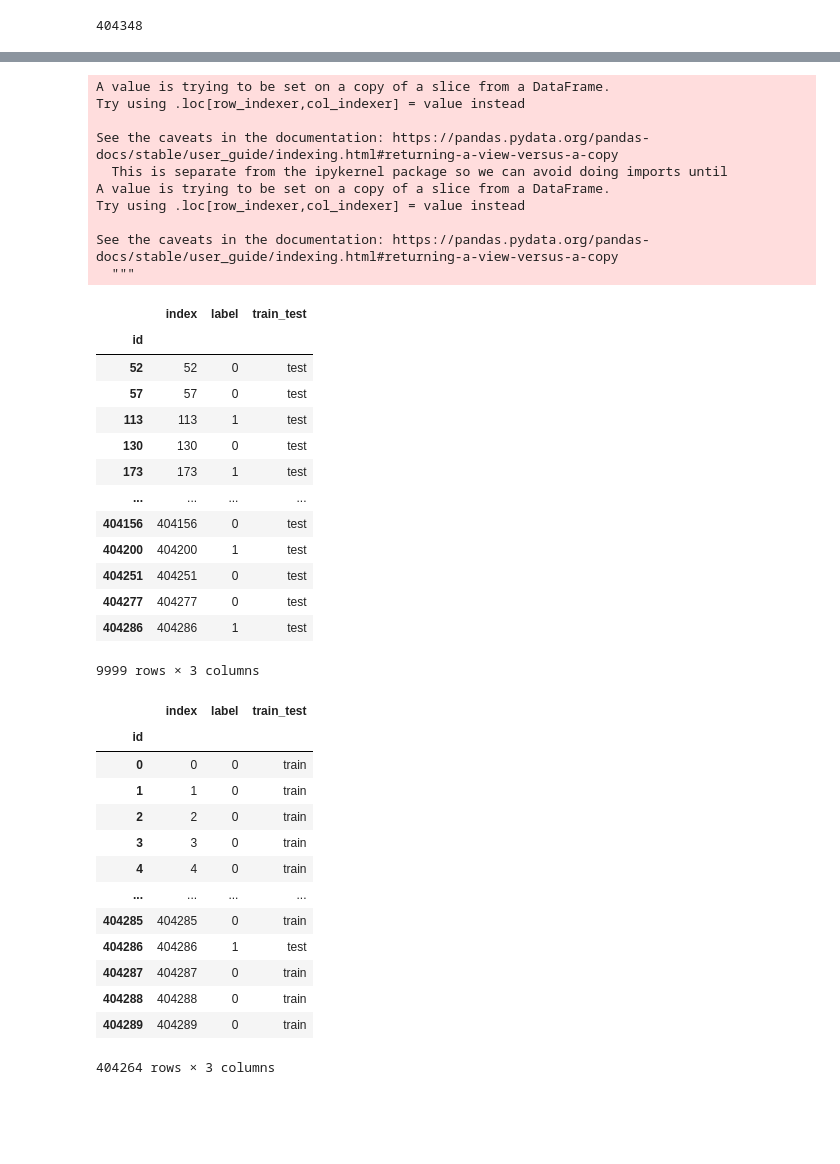
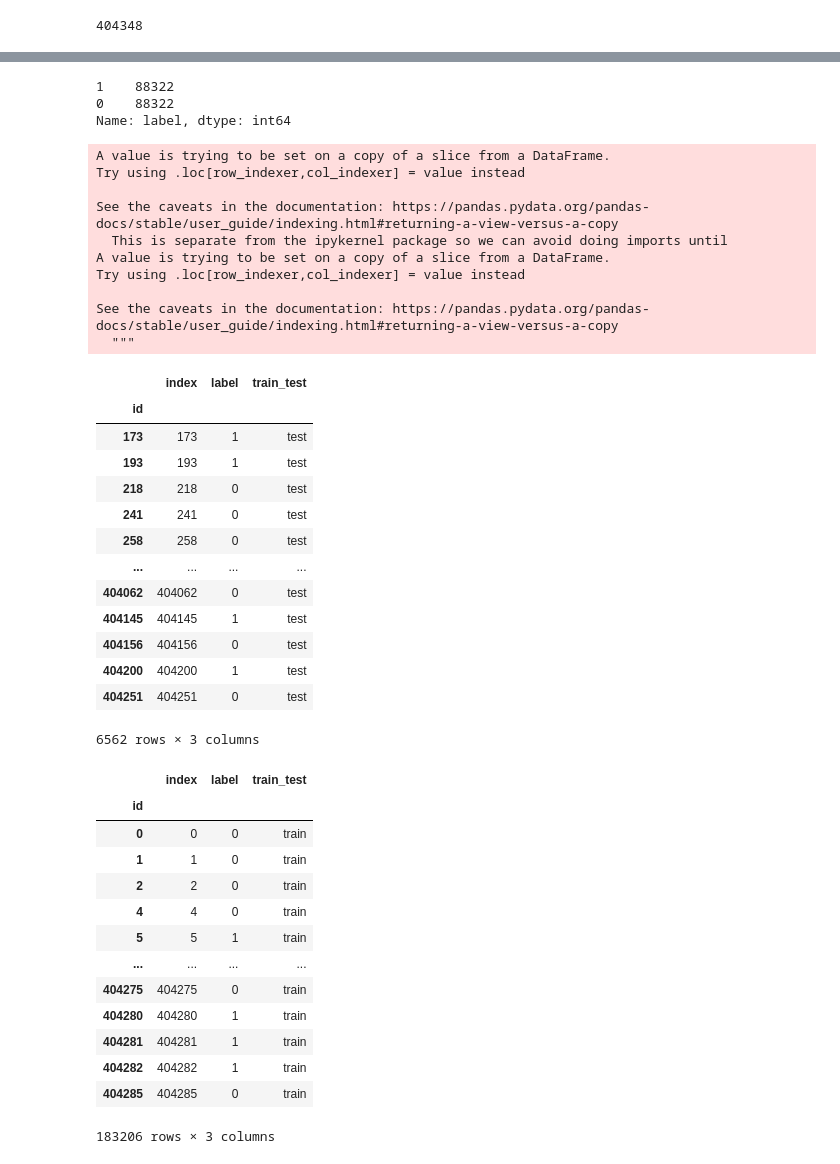
Before and after one commit to danielgarel/NLP_project, a Jupyter notebook: Data_import.ipynb, the cells around one changed output, grey strips where cells are left out. Drawn from its saved outputs; the diff is of its cells as text; code cells hidden in the pictures; blank space fills up the shorter version.

```diff
--- a/Data_import.ipynb
+++ b/Data_import.ipynb
@@ -58,0 +94,5 @@ df
+# %%
+df['tokenized_sents1'] = df.apply(lambda row: len(re.findall(r'\w+', row['question1_clean'])), axis=1)
+df['tokenized_sents2'] = df.apply(lambda row: len(re.findall(r'\w+', row['question2_clean'])), axis=1)
+# %%
+df = df.drop(columns = ['qid1', 'qid2'])
@@ -58,0 +116,5 @@ df
+# %%
+short_q1 = df.loc[df['tokenized_sents1']<4]
+short_q2 = df.loc[df['tokenized_sents2']<4]
+short_sents = short_q1.index.tolist() +short_q2.index.tolist()
+len(short_sents)
@@ -58,0 +123,2 @@ df
+# %%
+df_long = df.drop(short_sents)
@@ -171,44 +259,48 @@ Name: label, dtype: int64
 # %%
-#np.random.seed(11)
-#remove_n = 248787-145478
-#drop_indices = np.random.choice(df_train_ind[df_train_ind['label']==0].index, remove_n, replace=False)
-#df_train_ind_balanced = df_train_ind.drop(drop_indices)
-#df_train_ind_balanced['label'].value_counts()
+np.random.seed(11)
+remove_n = majority - minority
+drop_indices = np.random.choice(df_train_ind[df_train_ind['label']==0].index, remove_n, replace=False)
+df_train_ind_balanced = df_train_ind.drop(drop_indices)
+df_train_ind_balanced['label'].value_counts()
+# %% [output]
+1    88322
+0    88322
+Name: label, dtype: int64
 # %%
-df_test = df[df.index.isin(test_ind)]
+df_test = df_long[df_long.index.isin(test_ind)]
 df_test_ind = df_test[['is_duplicate']]
 df_test_ind['train_test'] = 'test'
 df_test_ind.columns = ['label', 'train_test']
 df_test_ind['index'] = df_test_ind.index
 df_test_ind = df_test_ind[['index','label', 'train_test']]
 df_test_ind
 # %% [output]
 A value is trying to be set on a copy of a slice from a DataFrame.
 Try using .loc[row_indexer,col_indexer] = value instead
 
 See the caveats in the documentation: https://pandas.pydata.org/pandas-docs/stable/user_guide/indexing.html#returning-a-view-versus-a-copy
   This is separate from the ipykernel package so we can avoid doing imports until
 A value is trying to be set on a copy of a slice from a DataFrame.
 Try using .loc[row_indexer,col_indexer] = value instead
 
 See the caveats in the documentation: https://pandas.pydata.org/pandas-docs/stable/user_guide/indexing.html#returning-a-view-versus-a-copy
   """
 |  | index | label | train_test |
 | id |  |  |  |
-| 52 | 52 | 0 | test |
-| 57 | 57 | 0 | test |
-| 113 | 113 | 1 | test |
-| 130 | 130 | 0 | test |
 | 173 | 173 | 1 | test |
+| 193 | 193 | 1 | test |
+| 218 | 218 | 0 | test |
+| 241 | 241 | 0 | test |
+| 258 | 258 | 0 | test |
 | ... | ... | ... | ... |
+| 404062 | 404062 | 0 | test |
+| 404145 | 404145 | 1 | test |
 | 404156 | 404156 | 0 | test |
 | 404200 | 404200 | 1 | test |
 | 404251 | 404251 | 0 | test |
-| 404277 | 404277 | 0 | test |
-| 404286 | 404286 | 1 | test |
-9999 rows × 3 columns
+6562 rows × 3 columns
 # %%
-quora_train_test_split = pd.concat([df_train_ind,df_test_ind])
+quora_train_test_split = pd.concat([df_train_ind_balanced,df_test_ind])
 quora_train_test_split
 quora_train_test_split_sorted = quora_train_test_split.sort_values(['index'])
 quora_train_test_split_sorted
@@ -218,15 +310,15 @@ quora_train_test_split_sorted
 | 0 | 0 | 0 | train |
 | 1 | 1 | 0 | train |
 | 2 | 2 | 0 | train |
-| 3 | 3 | 0 | train |
 | 4 | 4 | 0 | train |
+| 5 | 5 | 1 | train |
 | ... | ... | ... | ... |
+| 404275 | 404275 | 0 | train |
+| 404280 | 404280 | 1 | train |
+| 404281 | 404281 | 1 | train |
+| 404282 | 404282 | 1 | train |
 | 404285 | 404285 | 0 | train |
-| 404286 | 404286 | 1 | test |
-| 404287 | 404287 | 0 | train |
-| 404288 | 404288 | 0 | train |
-| 404289 | 404289 | 0 | train |
-404264 rows × 3 columns
+183206 rows × 3 columns
 # %%
 quora_train_test_split_sorted['train_test'].value_counts()
 # %% [output]
```
Also changed, not shown: parts of 62 cells of this notebook.
